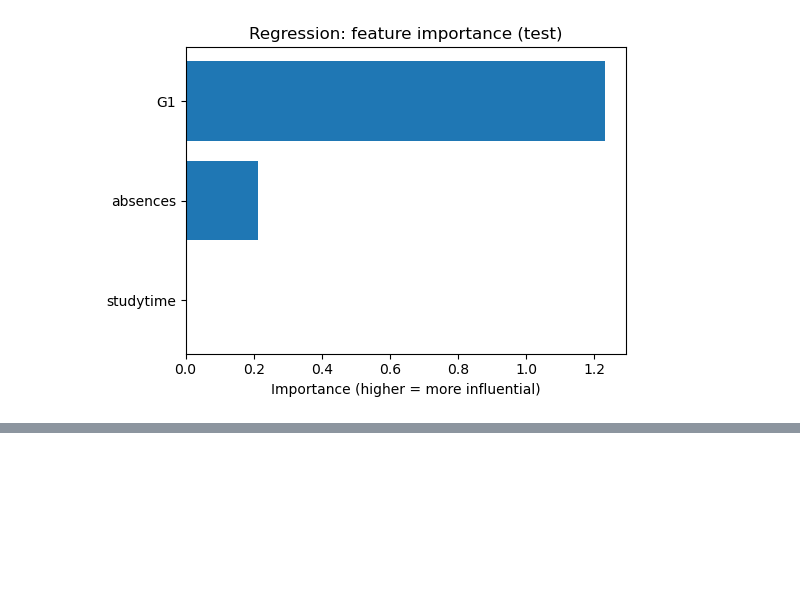
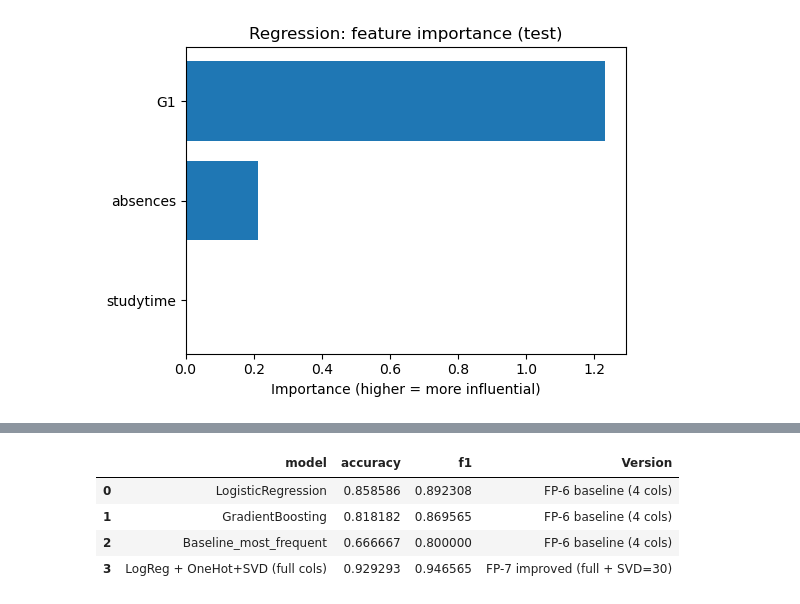
Before and after one commit to Beanrico/DataAnalysisAssignments, a Jupyter notebook: FP-6/main.ipynb, the cells around one changed output, grey strips where cells are left out. Cells and saved outputs as stored; diff of their text form; code cells hidden in the pictures; blank space fills up the shorter version.

```diff
--- a/FP-6/main.ipynb
+++ b/FP-6/main.ipynb
@@ -55,0 +122,18 @@ plt.show()
+# %%
+clf_compare = pd.concat([
+    baseline_clf.assign(Version="FP-6 baseline (4 cols)"),
+    pd.DataFrame([{
+        "model": "LogReg + OneHot+SVD (full cols)",
+        "accuracy": imp_clf_best["Accuracy"],
+        "f1": imp_clf_best["F1"],
+        "Version": f"FP-7 improved ({imp_clf_best['version']})",
+    }])
+], ignore_index=True)
+
+clf_compare
+# %% [output]
+|  | model | accuracy | f1 | Version |
+| 0 | LogisticRegression | 0.858586 | 0.892308 | FP-6 baseline (4 cols) |
+| 1 | GradientBoosting | 0.818182 | 0.869565 | FP-6 baseline (4 cols) |
+| 2 | Baseline_most_frequent | 0.666667 | 0.800000 | FP-6 baseline (4 cols) |
+| 3 | LogReg + OneHot+SVD (full cols) | 0.929293 | 0.946565 | FP-7 improved (full + SVD=30) |
```
Also changed, not shown: parts of 4 cells of this notebook.
